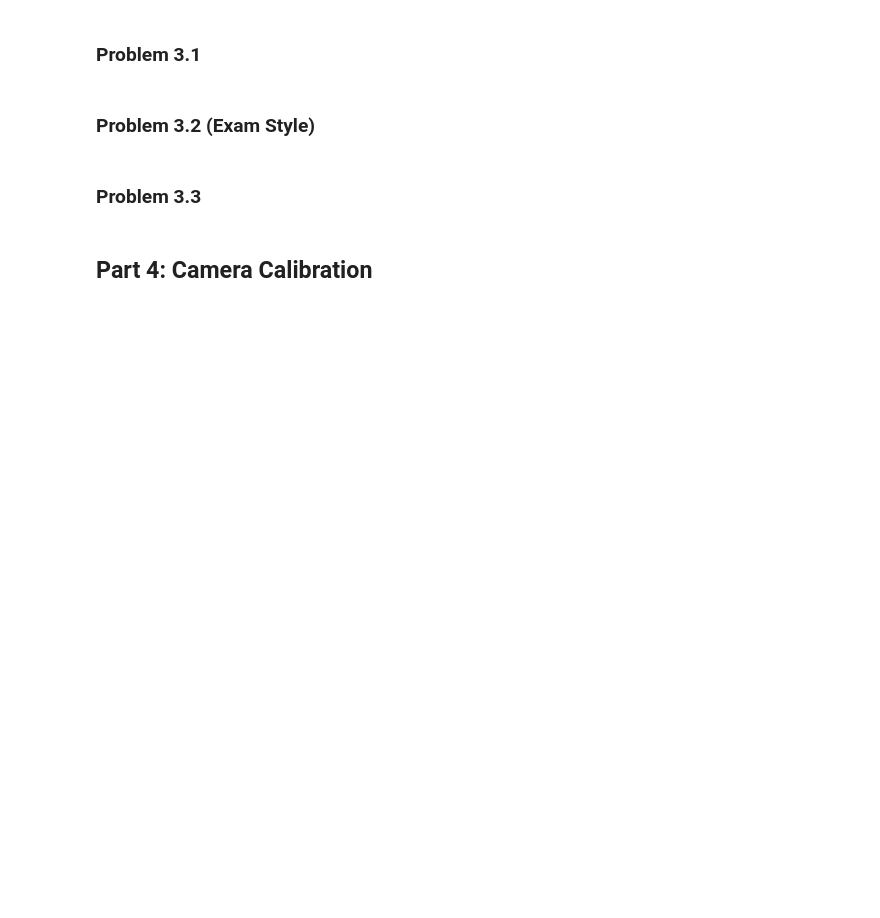
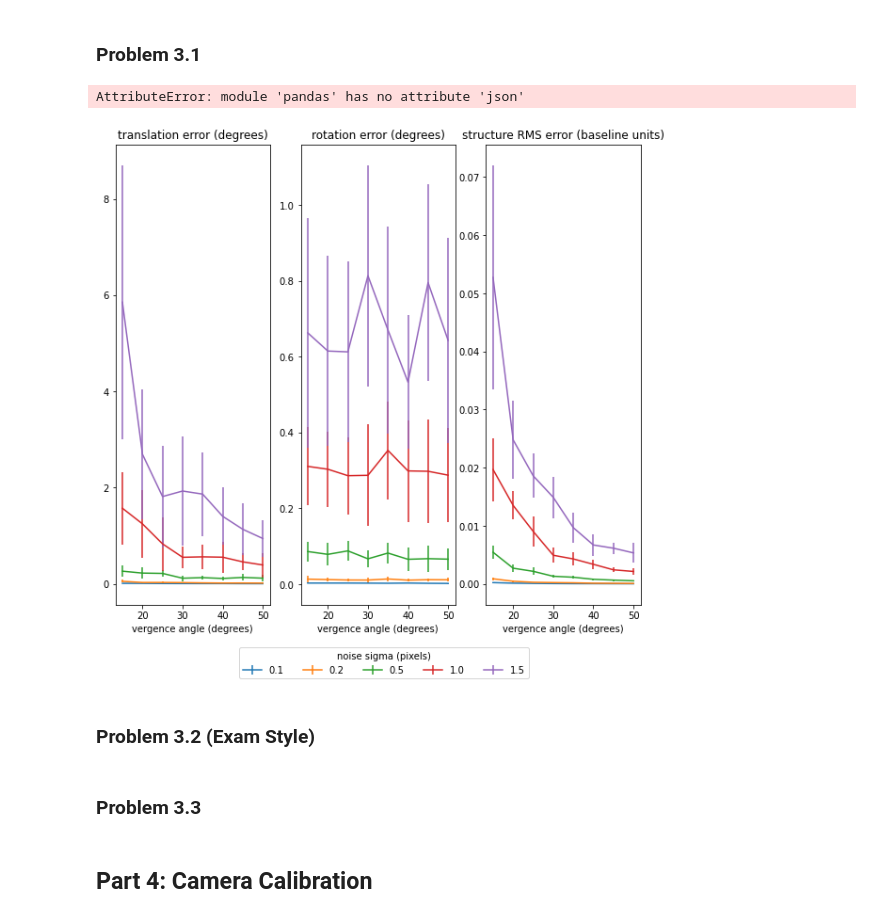
Before and after one commit to beckadd/cs527, a Jupyter notebook: homework08/homework08.ipynb, the cells around one changed output. Cells and saved outputs as stored; diff of their text form; code cells hidden in the pictures; blank space fills up the shorter version.

```diff
--- a/homework08/homework08.ipynb
+++ b/homework08/homework08.ipynb
@@ -99,5 +99,47 @@ structure RMS error (baseline units): median 0.007, median distance from median
 # %% [markdown]
 ### Problem 3.1
+# %%
+sigma_pixel = (0.1, 0.2, 0.5, 1., 1.5)
+omega_degrees = np.linspace(15., 50., 8)
+
+stats_log = [] # a list of dicts
+
+for sigma_setting in sigma_pixel:
+    for omega_setting in omega_degrees:
+        logged_data = experiment(rubik, sigma_pixels=sigma_setting, omega_degrees=omega_setting)
+        stats_log.append(logged_data)
+# %%
+import pandas as pd
+stats_array = np.array(pd.json.normalize(stats_log))
+# %% [output]
+AttributeError: module 'pandas' has no attribute 'json'
+# %%
+
+
+for k, error_type in enumerate([lab.translation, lab.rotation, lab.structure]):
+    plt.subplot(1, 3, k + 1)
+    for sigma in sigma_pixel:
+
+        data_subset = stats_array[
+            np.where(stats_array[:,2] == sigma)
+        ]
+
+        # couldn't figure out how to use the namespace names for indexing
+        # but this works too, not as elegant though
+
+        median_idx = (k*2) + 3
+        err_idx = (k*2) + 4
+
+        x, y, yerr = data_subset[:, (1, median_idx, err_idx)].T
+
+        plt.errorbar(x, y, yerr = yerr)
+        plt.title(error_type)
+        plt.xlabel(lab.vergence)
+
+plt.figlegend(sigma_pixel, loc = "lower center", title = lab.noise, ncol = 5)
+plt.gcf().set_size_inches(10, 9, forward = True)
+# %% [output]
+[figure, added]
 # %% [markdown]
 ### Problem 3.2 (Exam Style)
 # %% [markdown]
```
Also changed, not shown: parts of 4 cells of this notebook, 8 other files.
